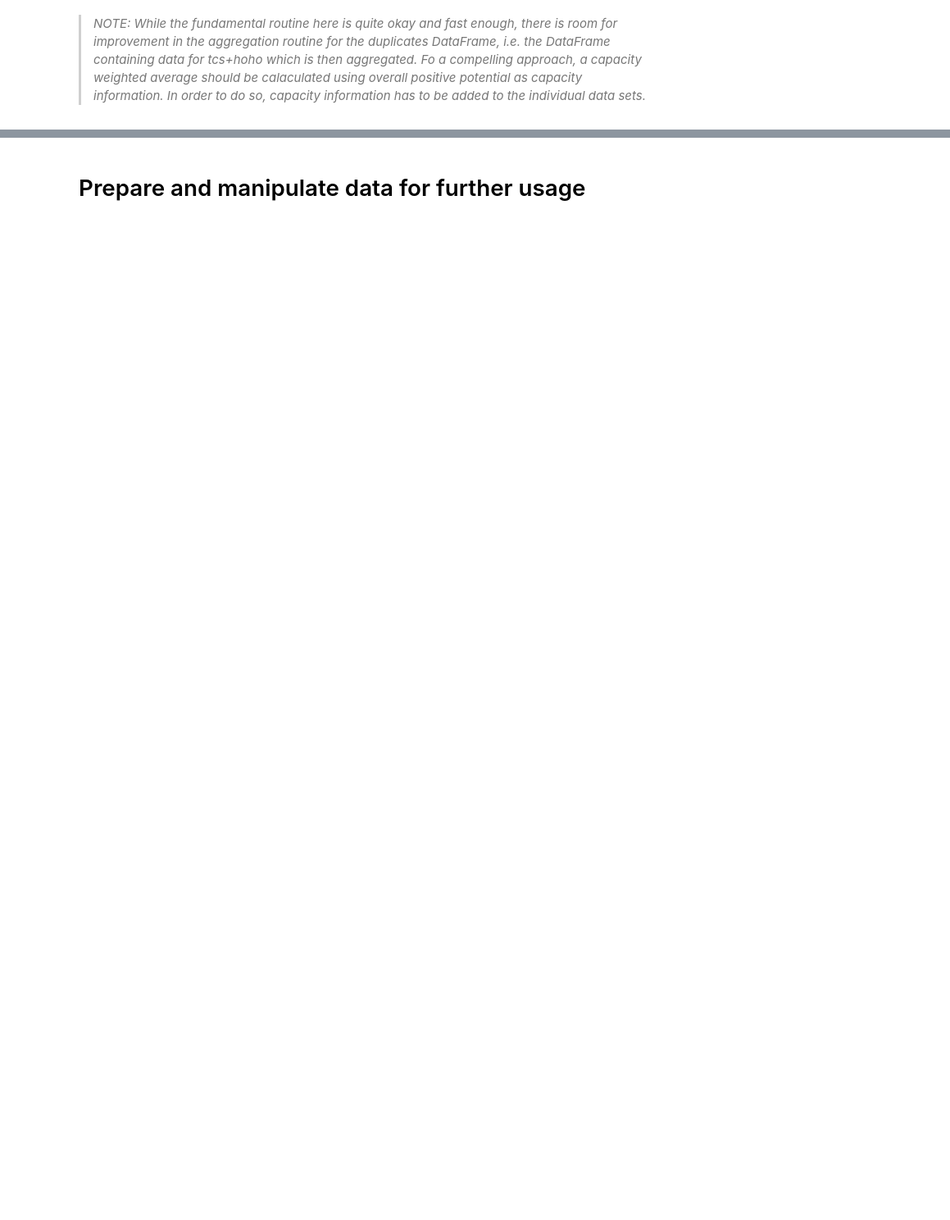
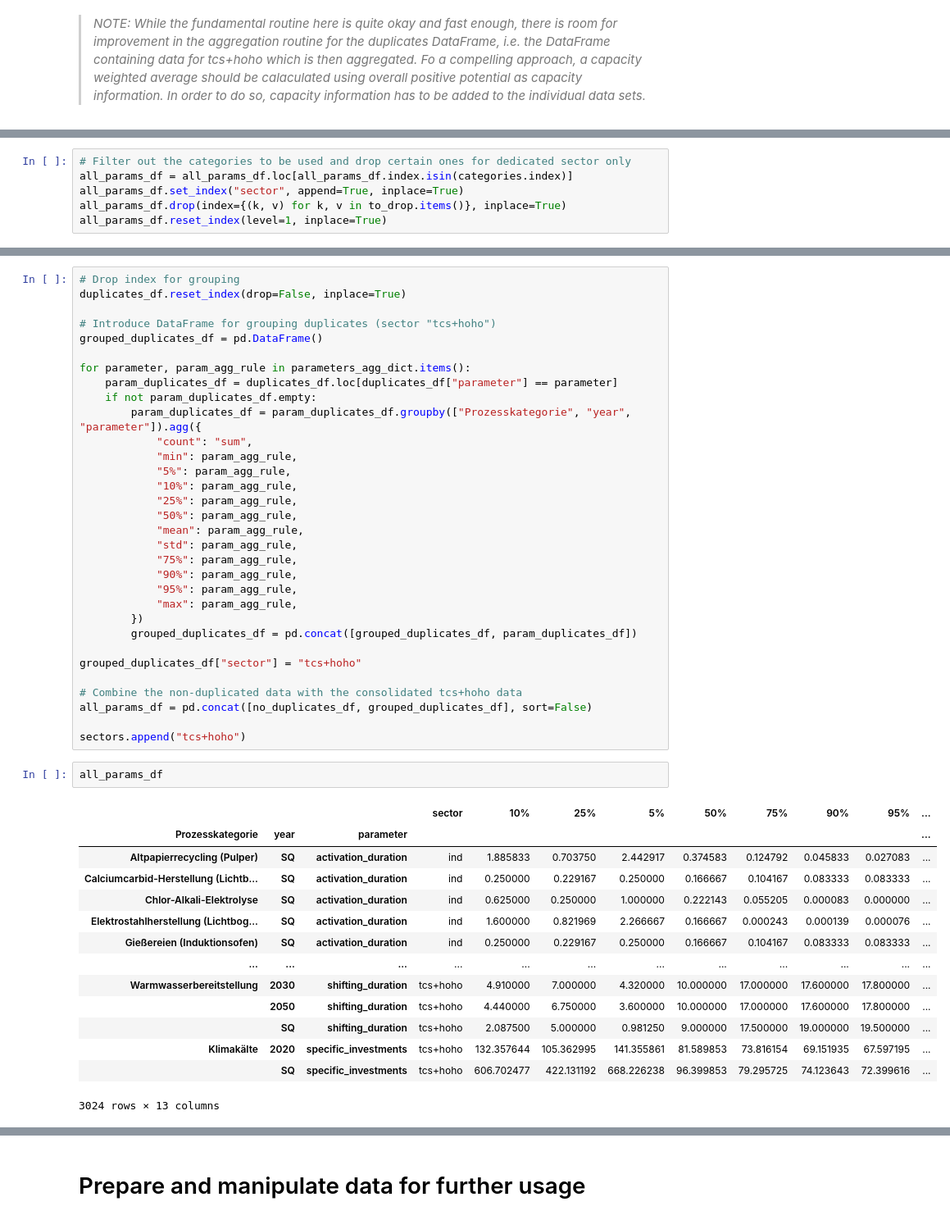
Before and after one commit to jokochems/DR_Potentials, a Jupyter notebook: DR_potential_clustering.ipynb, the cells around one changed output, grey strips where cells are left out. Shown at 82% size. Saved outputs shown, nothing was run; the diff lists cells and outputs as text; blank space fills up the shorter version.

Commit message:
Facilitate data read in in clustering script

```diff
--- a/DR_potential_clustering.ipynb
+++ b/DR_potential_clustering.ipynb
@@ -254,0 +335,6 @@ Index(['Chlor-Alkali-Elektrolyse', 'Luftzerlegung',
+# %%
+# Filter out the categories to be used and drop certain ones for dedicated sector only
+all_params_df = all_params_df.loc[all_params_df.index.isin(categories.index)]
+all_params_df.set_index("sector", append=True, inplace=True)
+all_params_df.drop(index={(k, v) for k, v in to_drop.items()}, inplace=True)
+all_params_df.reset_index(level=1, inplace=True)
@@ -254,0 +377,49 @@ Index(['Chlor-Alkali-Elektrolyse', 'Luftzerlegung',
+# %%
+# Drop index for grouping
+duplicates_df.reset_index(drop=False, inplace=True)
+
+# Introduce DataFrame for grouping duplicates (sector "tcs+hoho")
+grouped_duplicates_df = pd.DataFrame()
+
+for parameter, param_agg_rule in parameters_agg_dict.items():
+    param_duplicates_df = duplicates_df.loc[duplicates_df["parameter"] == parameter]
+    if not param_duplicates_df.empty:
+        param_duplicates_df = param_duplicates_df.groupby(["Prozesskategorie", "year", "parameter"]).agg({
+            "count": "sum",
+            "min": param_agg_rule,
+            "5%": param_agg_rule,
+            "10%": param_agg_rule,
+            "25%": param_agg_rule,
+            "50%": param_agg_rule,
+            "mean": param_agg_rule,
+            "std": param_agg_rule,
+            "75%": param_agg_rule,
+            "90%": param_agg_rule,
+            "95%": param_agg_rule,
+            "max": param_agg_rule,
+        })
+        grouped_duplicates_df = pd.concat([grouped_duplicates_df, param_duplicates_df])
+
+grouped_duplicates_df["sector"] = "tcs+hoho"
+
+# Combine the non-duplicated data with the consolidated tcs+hoho data
+all_params_df = pd.concat([no_duplicates_df, grouped_duplicates_df], sort=False)
+
+sectors.append("tcs+hoho")
+# %%
+all_params_df
+# %% [output]
+|  |  |  | sector | 10% | 25% | 5% | 50% | 75% | 90% | 95% | ... |
+| Prozesskategorie | year | parameter |  |  |  |  |  |  |  |  | ... |
+| Altpapierrecycling (Pulper) | SQ | activation_duration | ind | 1.885833 | 0.703750 | 2.442917 | 0.374583 | 0.124792 | 0.045833 | 0.027083 | ... |
+| Calciumcarbid-Herstellung (Lichtb... | SQ | activation_duration | ind | 0.250000 | 0.229167 | 0.250000 | 0.166667 | 0.104167 | 0.083333 | 0.083333 | ... |
+| Chlor-Alkali-Elektrolyse | SQ | activation_duration | ind | 0.625000 | 0.250000 | 1.000000 | 0.222143 | 0.055205 | 0.000083 | 0.000000 | ... |
+| Elektrostahlherstellung (Lichtbog... | SQ | activation_duration | ind | 1.600000 | 0.821969 | 2.266667 | 0.166667 | 0.000243 | 0.000139 | 0.000076 | ... |
+| Gießereien (Induktionsofen) | SQ | activation_duration | ind | 0.250000 | 0.229167 | 0.250000 | 0.166667 | 0.104167 | 0.083333 | 0.083333 | ... |
+| ... | ... | ... | ... | ... | ... | ... | ... | ... | ... | ... | ... |
+| Warmwasserbereitstellung | 2030 | shifting_duration | tcs+hoho | 4.910000 | 7.000000 | 4.320000 | 10.000000 | 17.000000 | 17.600000 | 17.800000 | ... |
+|  | 2050 | shifting_duration | tcs+hoho | 4.440000 | 6.750000 | 3.600000 | 10.000000 | 17.000000 | 17.600000 | 17.800000 | ... |
+|  | SQ | shifting_duration | tcs+hoho | 2.087500 | 5.000000 | 0.981250 | 9.000000 | 17.500000 | 19.000000 | 19.500000 | ... |
+| Klimakälte | 2020 | specific_investments | tcs+hoho | 132.357644 | 105.362995 | 141.355861 | 81.589853 | 73.816154 | 69.151935 | 67.597195 | ... |
+|  | SQ | specific_investments | tcs+hoho | 606.702477 | 422.131192 | 668.226238 | 96.399853 | 79.295725 | 74.123643 | 72.399616 | ... |
+3024 rows × 13 columns
```
Also changed, not shown: parts of 23 cells of this notebook, 1 other file.
